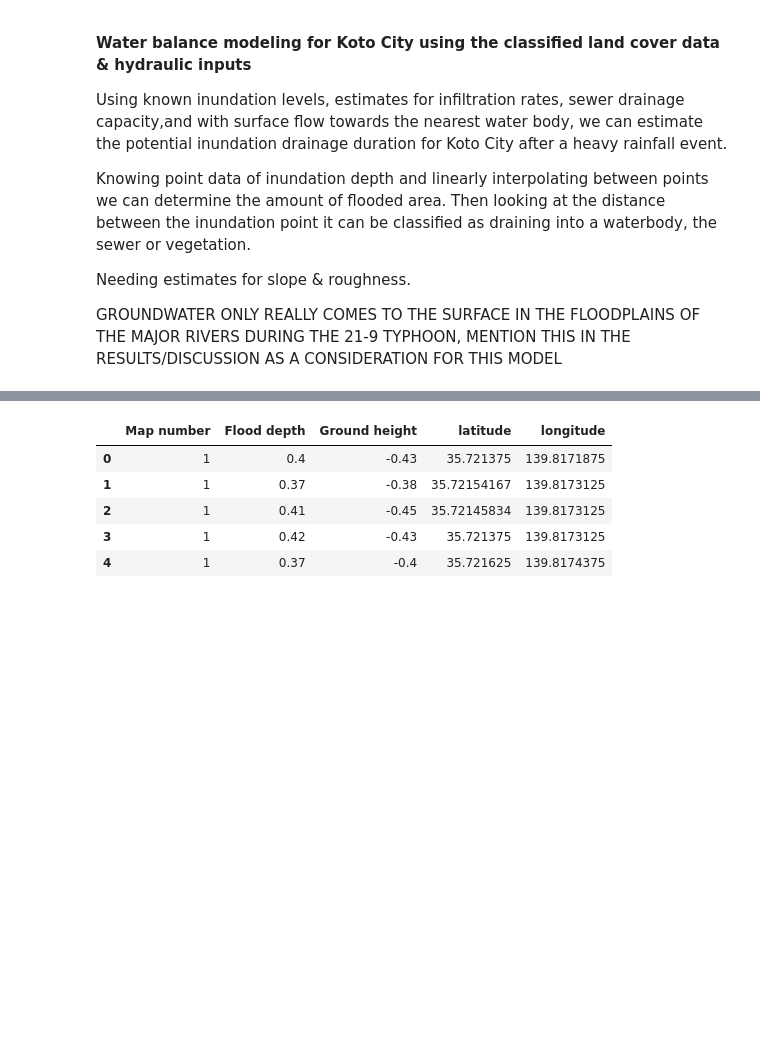
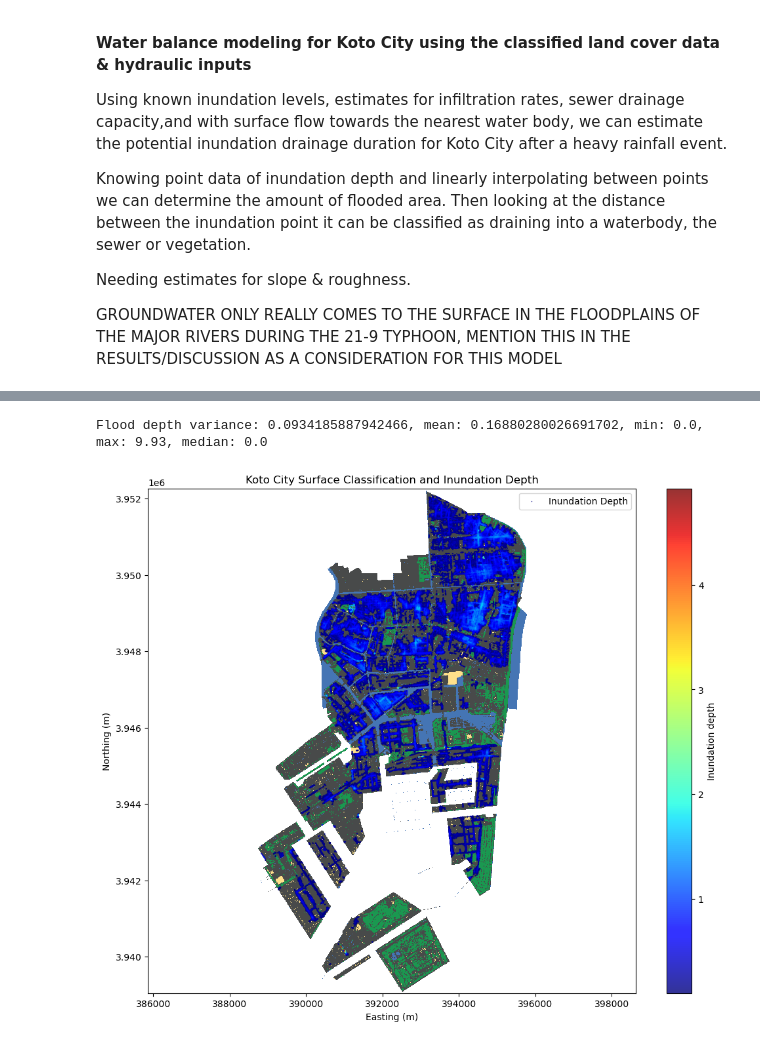
Before and after one commit to foozdemiroglu-gif/MP411-Tokyo, a Jupyter notebook: Drainage_analysis.ipynb, the cells around one changed output, grey strips where cells are left out. Cells and saved outputs as stored; diff of their text form; code cells hidden in the pictures; blank space fills up the shorter version.

```diff
--- a/Drainage_analysis.ipynb
+++ b/Drainage_analysis.ipynb
@@ -668,3 +662,74 @@ plt.scatter(inundation_gdf.geometry.x, inundation_gdf.geometry.y,
+# %%
+# Remove excess geometry points outside Koto City boundary
+inundation_gdf = inundation_gdf[inundation_gdf.geometry.within(koto_projected.geometry.union_all())]
+
+# Only keep points between the min and max variance of the flood depth values to remove outliers and ensure a more accurate representation of the inundation data
+flood_depth_variance = inundation_gdf["Flood depth"].var()
+print(f"Flood depth variance: {flood_depth_variance}, mean: {inundation_gdf['Flood depth'].mean()}, min: {inundation_gdf['Flood depth'].min()}, max: {inundation_gdf['Flood depth'].max()}, median: {inundation_gdf['Flood depth'].median()}")
+inundation_gdf = inundation_gdf[
+    (inundation_gdf["Flood depth"] >= inundation_gdf["Flood depth"].min()
+    + flood_depth_variance) &
+    (inundation_gdf["Flood depth"] <= inundation_gdf["Flood depth"].max()
+                                - 5)
+    ]
+# %% [output]
+Flood depth variance: 0.0934185887942466, mean: 0.16880280026691702, min: 0.0, max: 9.93, median: 0.0
+# %%
+# Plot both datasets in the same projected coordinate system
+
+x_values = composite.x.values
+y_values = composite.y.values
+
+x_resolution = abs(float(np.median(np.diff(x_values))))
+y_resolution = abs(float(np.median(np.diff(y_values))))
+
+extent = [
+    float(x_values.min()) - x_resolution / 2,
+    float(x_values.max()) + x_resolution / 2,
+    float(y_values.min()) - y_resolution / 2,
+    float(y_values.max()) + y_resolution / 2,]
+
+
+# Match colours to the observed inundation-depth range
+depth_min = inundation_gdf["Flood depth"].min()
+depth_max = inundation_gdf["Flood depth"].max()
+depth_norm = Normalize(vmin=depth_min, vmax=depth_max)
+
+plt.figure(figsize=(12, 10))
+
+plt.imshow(
+    display_array,
+    cmap=ListedColormap(colors),
+    vmin=0,
+    vmax=len(class_names) - 1,
+    interpolation="nearest",
+    extent=extent,
+    origin="upper",
+)
+
+points = plt.scatter(
+    inundation_gdf.geometry.x,
+    inundation_gdf.geometry.y,
+    c=inundation_gdf["Flood depth"],
+    cmap="jet",
+    norm=depth_norm,
+    s=1,
+    alpha=0.8,
+    linewidths=0.02,
+    label="Inundation Depth",
+)
+
+colorbar = plt.colorbar(points)
+colorbar.set_label("Inundation depth")
+
+plt.legend()
+plt.title("Koto City Surface Classification and Inundation Depth")
+plt.xlabel("Easting (m)")
+plt.ylabel("Northing (m)")
+plt.axis("equal")
+plt.show()
+# %% [output]
+[figure, added]
 # %%
 #Known/estimated parameters for the drainage areas in Koto City, including area, slope, and roughness coefficient.
 
@@ -673,15 +738,6 @@ slope = 1e-4 #Very gentle slope estimate, similar to Dutch river slopes.
 rough_manning = 0.03 #Slighlty rougher concrete/asphalt, simulating street furniture.
 vegetation_inf = 0.1 #Need to check realistic value
 impervious_inf = 0.05 #Need to check realistic value
-# %%
-inundation_data.head() # Transform to EPSG:32654 coordinate reference system
-# %% [output]
-|  | Map number | Flood depth | Ground height | latitude | longitude |
-| 0 | 1 | 0.4 | -0.43 | 35.721375 | 139.8171875 |
-| 1 | 1 | 0.37 | -0.38 | 35.72154167 | 139.8173125 |
-| 2 | 1 | 0.41 | -0.45 | 35.72145834 | 139.8173125 |
-| 3 | 1 | 0.42 | -0.43 | 35.721375 | 139.8173125 |
-| 4 | 1 | 0.37 | -0.4 | 35.721625 | 139.8174375 |
 # %%
 #Calculating flooded area and volume for each drainage area based on the inundation depth point data
 #Using linear interpolation to estimate the inundation depth for each drainage area
```
Also changed, not shown: parts of 9 cells of this notebook.
